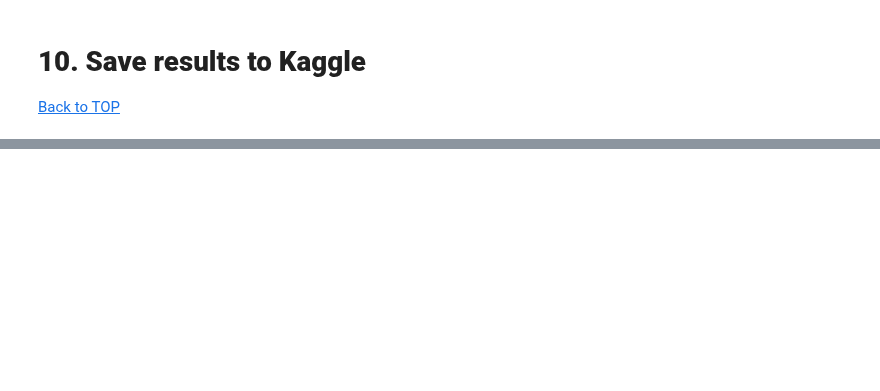
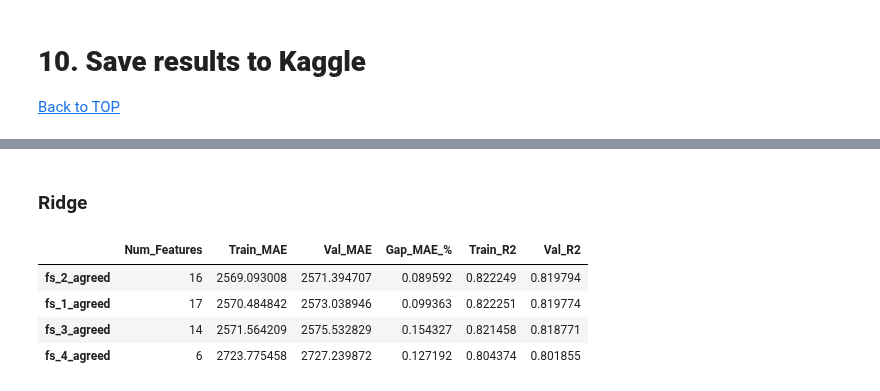
Before and after one commit to mariamiguel720/Machine-Learning-Project-25-26, a Jupyter notebook: ENTREGA FINAL/notebooks/Notebook_Compilado_Maria.ipynb, the cells around one changed output, grey strips where cells are left out. Drawn from its saved outputs; the diff is of its cells as text; code cells hidden in the pictures; blank space fills up the shorter version.

```diff
--- a/ENTREGA FINAL/notebooks/Notebook_Compilado_Maria.ipynb
+++ b/ENTREGA FINAL/notebooks/Notebook_Compilado_Maria.ipynb
@@ -1584,0 +1599,12 @@ best_model_df.to_csv(f"{selected_dir}/predictions_rf_default.csv", index=False)
+# %% [markdown]
+### Ridge
+# %%
+# Define best model Ridge Regression from previous Randomized Search CV
+model_ridge = Ridge(solver = 'auto', alpha = 100, random_state=42)
+compare_feature_sets(fs_dict, model_ridge, X_train_no_fs, y_train, X_val_no_fs, y_val)
+# %% [output]
+|  | Num_Features | Train_MAE | Val_MAE | Gap_MAE_% | Train_R2 | Val_R2 |
+| fs_2_agreed | 16 | 2569.093008 | 2571.394707 | 0.089592 | 0.822249 | 0.819794 |
+| fs_1_agreed | 17 | 2570.484842 | 2573.038946 | 0.099363 | 0.822251 | 0.819774 |
+| fs_3_agreed | 14 | 2571.564209 | 2575.532829 | 0.154327 | 0.821458 | 0.818771 |
+| fs_4_agreed | 6 | 2723.775458 | 2727.239872 | 0.127192 | 0.804374 | 0.801855 |
```
Also changed, not shown: parts of 22 cells of this notebook, 2 other files.
